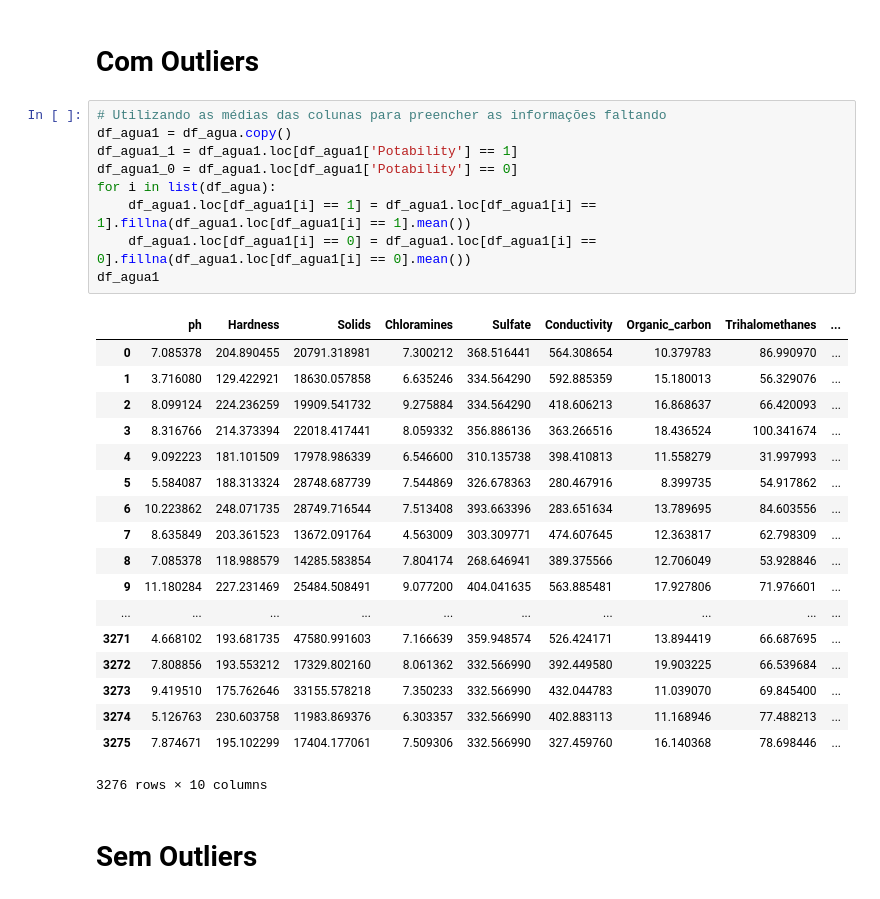
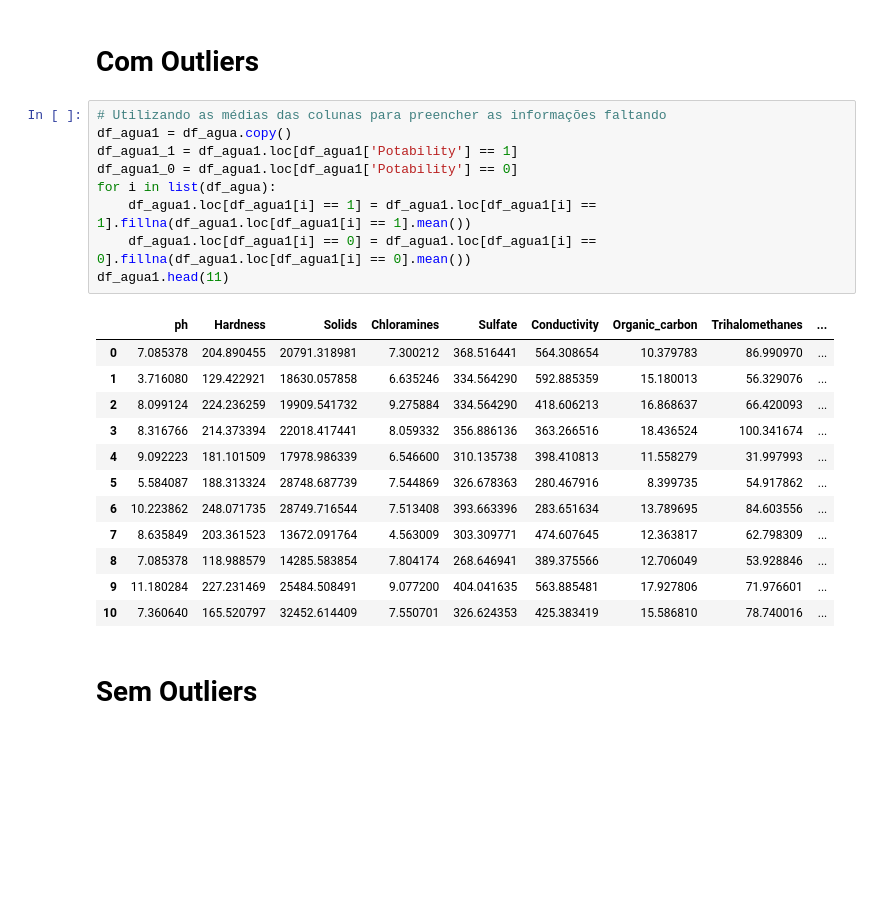
Before and after one commit to RafaelNiccheri/P2_Cdados_2021-2, a Jupyter notebook: Teste.ipynb, the cells around one changed output. Drawn from its saved outputs; the diff is of its cells as text; blank space fills up the shorter version.

```diff
--- a/Teste.ipynb
+++ b/Teste.ipynb
@@ -179,31 +175,25 @@ Outliers.sum()
 # %%
 # Utilizando as médias das colunas para preencher as informações faltando
 df_agua1 = df_agua.copy()
 df_agua1_1 = df_agua1.loc[df_agua1['Potability'] == 1]
 df_agua1_0 = df_agua1.loc[df_agua1['Potability'] == 0]
 for i in list(df_agua):
     df_agua1.loc[df_agua1[i] == 1] = df_agua1.loc[df_agua1[i] == 1].fillna(df_agua1.loc[df_agua1[i] == 1].mean())
     df_agua1.loc[df_agua1[i] == 0] = df_agua1.loc[df_agua1[i] == 0].fillna(df_agua1.loc[df_agua1[i] == 0].mean())
-df_agua1
+df_agua1.head(11)
 # %% [output]
 |  | ph | Hardness | Solids | Chloramines | Sulfate | Conductivity | Organic_carbon | Trihalomethanes | ... |
 | 0 | 7.085378 | 204.890455 | 20791.318981 | 7.300212 | 368.516441 | 564.308654 | 10.379783 | 86.990970 | ... |
 | 1 | 3.716080 | 129.422921 | 18630.057858 | 6.635246 | 334.564290 | 592.885359 | 15.180013 | 56.329076 | ... |
 | 2 | 8.099124 | 224.236259 | 19909.541732 | 9.275884 | 334.564290 | 418.606213 | 16.868637 | 66.420093 | ... |
 | 3 | 8.316766 | 214.373394 | 22018.417441 | 8.059332 | 356.886136 | 363.266516 | 18.436524 | 100.341674 | ... |
 | 4 | 9.092223 | 181.101509 | 17978.986339 | 6.546600 | 310.135738 | 398.410813 | 11.558279 | 31.997993 | ... |
 | 5 | 5.584087 | 188.313324 | 28748.687739 | 7.544869 | 326.678363 | 280.467916 | 8.399735 | 54.917862 | ... |
 | 6 | 10.223862 | 248.071735 | 28749.716544 | 7.513408 | 393.663396 | 283.651634 | 13.789695 | 84.603556 | ... |
 | 7 | 8.635849 | 203.361523 | 13672.091764 | 4.563009 | 303.309771 | 474.607645 | 12.363817 | 62.798309 | ... |
 | 8 | 7.085378 | 118.988579 | 14285.583854 | 7.804174 | 268.646941 | 389.375566 | 12.706049 | 53.928846 | ... |
 | 9 | 11.180284 | 227.231469 | 25484.508491 | 9.077200 | 404.041635 | 563.885481 | 17.927806 | 71.976601 | ... |
-| ... | ... | ... | ... | ... | ... | ... | ... | ... | ... |
-| 3271 | 4.668102 | 193.681735 | 47580.991603 | 7.166639 | 359.948574 | 526.424171 | 13.894419 | 66.687695 | ... |
-| 3272 | 7.808856 | 193.553212 | 17329.802160 | 8.061362 | 332.566990 | 392.449580 | 19.903225 | 66.539684 | ... |
-| 3273 | 9.419510 | 175.762646 | 33155.578218 | 7.350233 | 332.566990 | 432.044783 | 11.039070 | 69.845400 | ... |
-| 3274 | 5.126763 | 230.603758 | 11983.869376 | 6.303357 | 332.566990 | 402.883113 | 11.168946 | 77.488213 | ... |
-| 3275 | 7.874671 | 195.102299 | 17404.177061 | 7.509306 | 332.566990 | 327.459760 | 16.140368 | 78.698446 | ... |
+| 10 | 7.360640 | 165.520797 | 32452.614409 | 7.550701 | 326.624353 | 425.383419 | 15.586810 | 78.740016 | ... |
-3276 rows × 10 columns
 # %% [markdown]
 # Sem Outliers
 # %%
```
Also changed, not shown: parts of 35 cells of this notebook.
